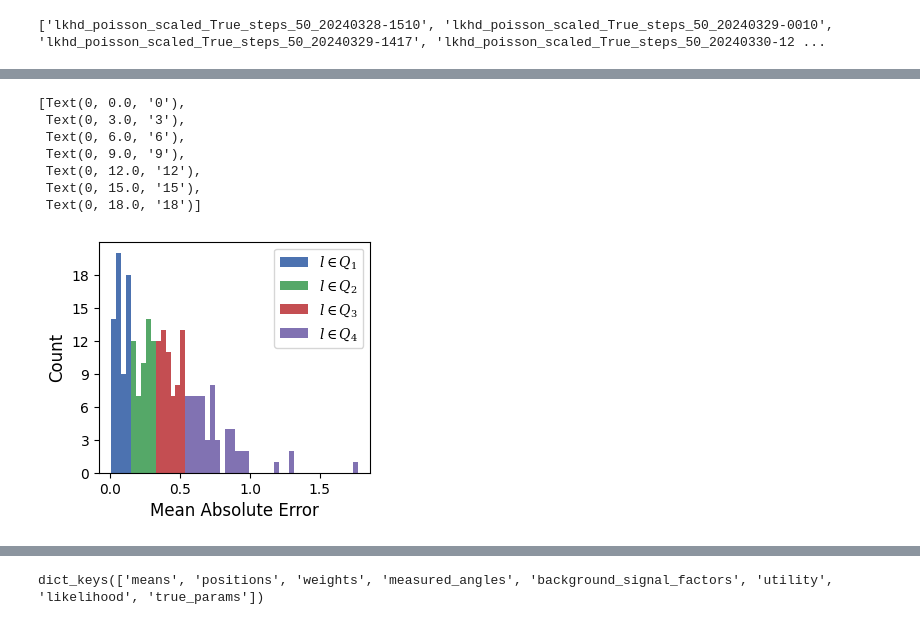
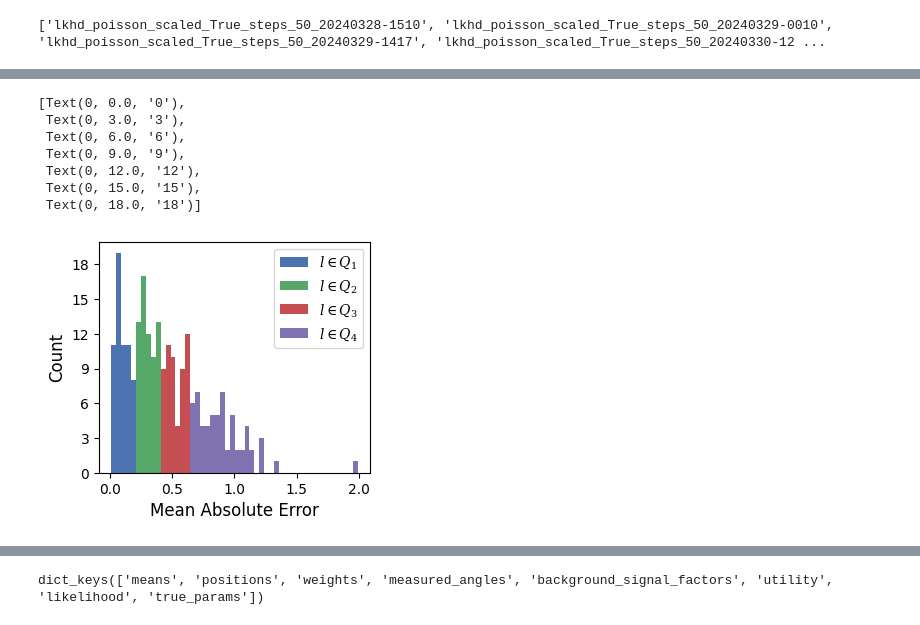
Before and after one commit to zhantaochen/inxs-steering, a Jupyter notebook: paper_preperation/siml_benchmark_results.ipynb, the cells around one changed output, grey strips where cells are left out. Saved outputs shown, nothing was run; the diff lists cells and outputs as text; code cells hidden in the pictures.

```diff
--- a/paper_preperation/siml_benchmark_results.ipynb
+++ b/paper_preperation/siml_benchmark_results.ipynb
@@ -29,12 +30,20 @@ mean_preds = []
 true_values = []
 sample_ids = []
 maes = []
+maes_half_way = []
 
+
+all_measured_angle_steps = []
+all_measured_angles = []
+all_measured_angles_sample_indices = []
+
+idx_count = 0
 for path in summary_dict['simulation']['poisson_scaled']:
     pt_flist = glob.glob(os.path.join(summary_dict['path'], path, '*.pt'))
     pt_indices = sorted([int(_.split('/')[-1].split('.')[0]) for _ in pt_flist])
 
-    for _idx, _idx in enumerate(pt_indices):
+
+    for i_idx, _idx in enumerate(pt_indices):
         _pt = torch.load(os.path.join(summary_dict['path'], path, f'{_idx}.pt'))
         # print(_pt.keys())
         _mean_preds = (_pt['positions'] * _pt['weights'].unsqueeze(-1)).sum(dim=-2) / _pt['weights'].sum(dim=-1).unsqueeze(-1)
@@ -42,10 +51,21 @@ for path in summary_dict['simulation']['poisson_scaled']:
 
         mean_preds.append(_mean_preds.unsqueeze(0))
         maes.append(_maes)
+        maes_half_way.append((_mean_preds - _pt['true_params'][None])[25,None].abs())
         sample_ids.append(_idx)
         true_values.append(_pt['true_params'])
 
+        all_measured_angle_steps += np.linspace(0,50,50).tolist()
+        all_measured_angles += _pt['measured_angles'].numpy().reshape(-1).tolist()
+        all_measured_angles_sample_indices += [idx_count] * 50
+        idx_count += 1
+
+
+all_measured_angles = np.array(all_measured_angles)
+all_measured_angles[all_measured_angles > 180] -= 360
+
 maes = torch.vstack(maes).numpy()
+maes_half_way = torch.vstack(maes_half_way).numpy()
 mean_preds = torch.vstack(mean_preds).numpy()
 sample_ids = torch.tensor(sample_ids).numpy()
 true_values = torch.vstack(true_values).numpy()
@@ -55,0 +72,6 @@ maes.shape
+# %%
+mae_sorted_quartiles_idx = np.split(np.argsort(maes.mean(axis=-1)), 4)
+mae_sorted_quartiles = np.split(np.sort(maes.mean(axis=-1)), 4)
+
+mae_halfway_sorted_quartiles_idx = np.split(np.argsort(maes_half_way.mean(axis=-1)), 4)
+mae_halfway_sorted_quartiles = np.split(np.sort(maes_half_way.mean(axis=-1)), 4)
@@ -56,40 +101,39 @@ maes.shape
 # %%
-mae_sorted_quartiles_idx = np.split(np.argsort(maes[:,-1]), 4)
-mae_sorted_quartiles = np.split(np.sort(maes[:,-1]), 4)
 
 # fig, ax = plt.subplots(1,1)
-# ax.hist(maes[:,-1], bins=60)
-# mae_sorted_quartiles = np.split(np.sort(maes[:,-1]), 4)
+# ax.hist(maes.mean(axis=-1), bins=60)
+# mae_sorted_quartiles = np.split(np.sort(maes.mean(axis=-1)), 4)
 
 fig, ax = plt.subplots(1,1,figsize=(3.5, 3))
-n, bins, patches = ax.hist(maes[:,-1], bins=50)
+# n, bins, patches = ax.hist(np.linalg.norm(maes, axis=-1), bins=50)
+n, bins, patches = ax.hist(maes.mean(axis=-1), bins=50)
 
 bin_centers = 0.5 * (bins[:-1] + bins[1:])
 
 start_ids = []
 for i in range(4):
     start = np.where(bin_centers > mae_sorted_quartiles[i].min())[0][0]
     start_ids.append(start)
     for patch in patches[start:]:
         patch.set_facecolor(f'C{i}')
 
 # Add legend for each color
 legend_labels = [fr'$l\in Q_{_j+1}$' for _j in range(4)]
 legend_patches = [patches[start] for start in start_ids]
 ax.legend(legend_patches, legend_labels)
 
 ax.set_xlabel('Mean Absolute Error')
 ax.set_ylabel('Count')
 ax.set_yticks(np.arange(0, np.ceil(n.max())+1, step=3))
 ax.set_yticklabels(np.arange(0, np.ceil(n.max())+1, step=3).astype('int'))
 
 # fig.savefig('figures/siml_benchmark_hist.pdf', bbox_inches='tight')
 # %% [output]
 [Text(0, 0.0, '0'),
  Text(0, 3.0, '3'),
  Text(0, 6.0, '6'),
  Text(0, 9.0, '9'),
  Text(0, 12.0, '12'),
  Text(0, 15.0, '15'),
  Text(0, 18.0, '18')]
-[figure, old version]
+[figure, new version]
```
Also changed, not shown: parts of 21 cells of this notebook, 7 other files.
